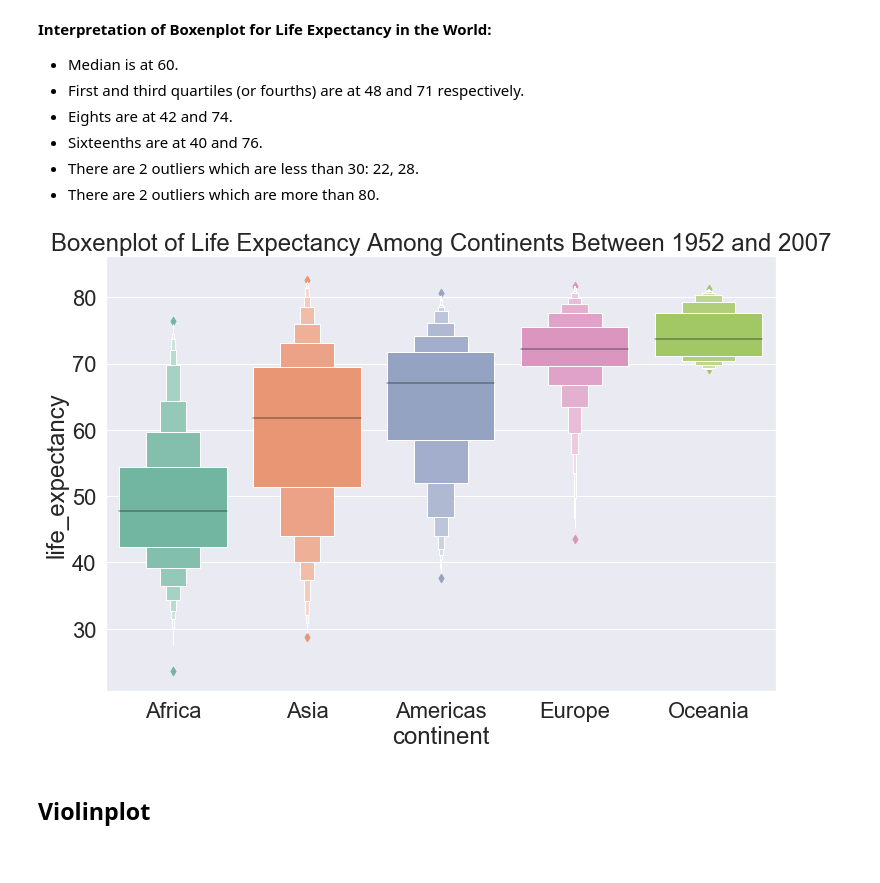
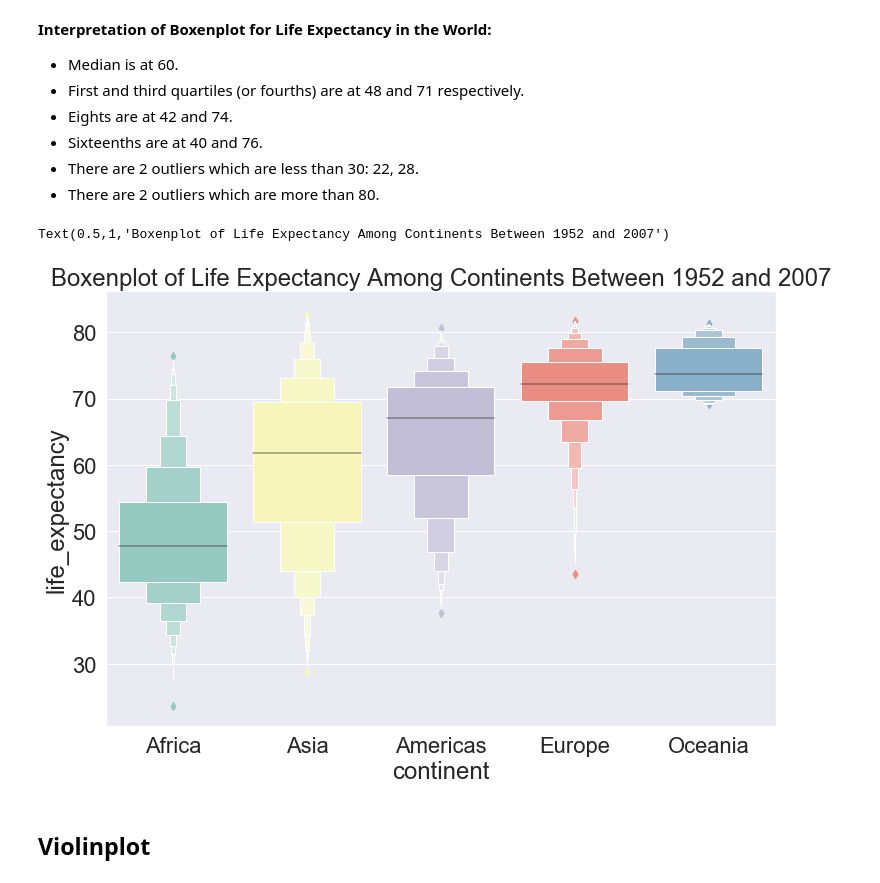
Before and after one commit to cereniyim/Customer-Segmentation-Unsupervised-ML-Model, a Jupyter notebook: Visualization-of-Data-Distributions/life_expectancy_distribution_visualization.ipynb, the cells around one changed output. Drawn from its saved outputs; the diff is of its cells as text; code cells hidden in the pictures.

Commit message:
Changed some visual details

```diff
--- a/Visualization-of-Data-Distributions/life_expectancy_distribution_visualization.ipynb
+++ b/Visualization-of-Data-Distributions/life_expectancy_distribution_visualization.ipynb
@@ -304,17 +312,18 @@ plt.savefig('/home/cereyniyim/PythonProjects/CodeAcademyProjects/boxenplotplot.p
 # %%
 # prepare plot
 f, ax = plt.subplots(figsize=(12, 8))
 
 # set plot
 sns.boxenplot(x="continent", y="life_expectancy", data=df,
-               palette="Set2",
+               palette="Set3",
                order=["Africa", "Asia", "Americas", "Europe", "Oceania"])
 
 # set title and save plot
 plt.title("Boxenplot of Life Expectancy Among Continents Between 1952 and 2007")
-plt.savefig('/home/cereyniyim/PythonProjects/CodeAcademyProjects/boxenplot.png')
+# plt.savefig('/home/cereyniyim/PythonProjects/CodeAcademyProjects/boxenplot.png')
 # %% [output]
+Text(0.5,1,'Boxenplot of Life Expectancy Among Continents Between 1952 and 2007')
-[figure, old version]
+[figure, new version]
 # %% [markdown]
 ## Violinplot
 # %%
```
Also changed, not shown: parts of 18 cells of this notebook.
